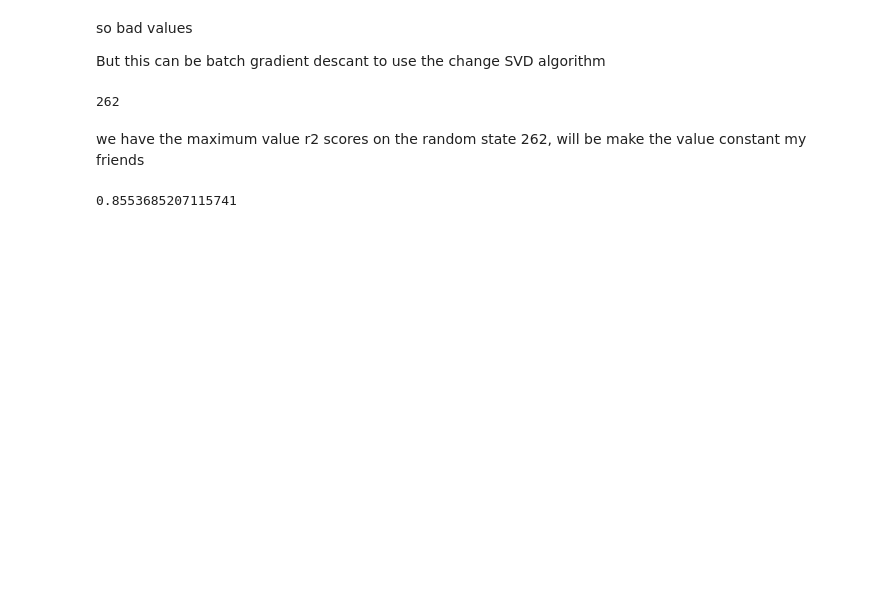
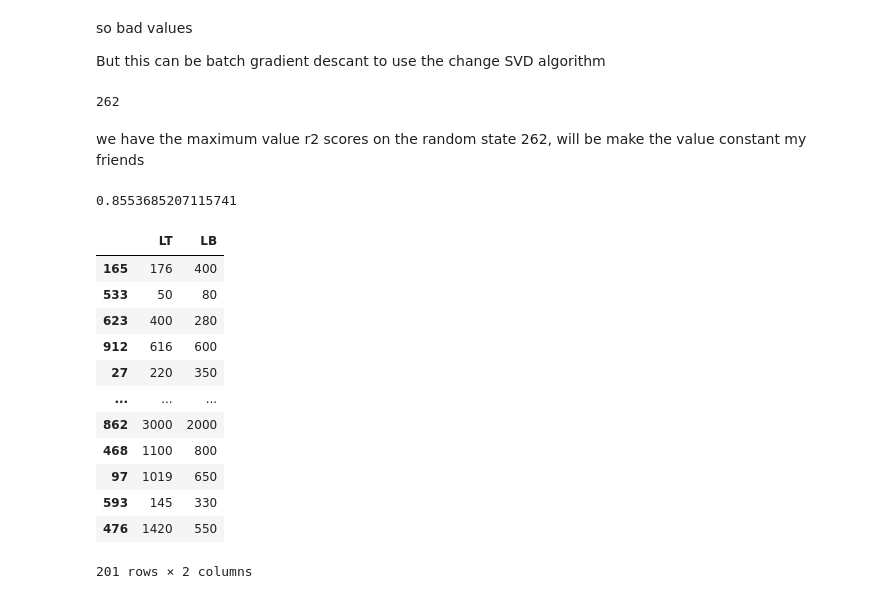
Before and after one commit to TeguhPermana666/Car_Price_Predictor, a Jupyter notebook: Model.ipynb, the cells around one changed output. Saved outputs shown, nothing was run; the diff lists cells and outputs as text; code cells hidden in the pictures; blank space fills up the shorter version.

```diff
--- a/Model.ipynb
+++ b/Model.ipynb
@@ -400,3 +400,19 @@ scores[np.argmax(scores)]
 import pickle
 pickle
 pickle.dump(model,open('LinearRegressionModel.pkl','wb'))
+# %%
+X_test
+# %% [output]
+|  | LT | LB |
+| 165 | 176 | 400 |
+| 533 | 50 | 80 |
+| 623 | 400 | 280 |
+| 912 | 616 | 600 |
+| 27 | 220 | 350 |
+| ... | ... | ... |
+| 862 | 3000 | 2000 |
+| 468 | 1100 | 800 |
+| 97 | 1019 | 650 |
+| 593 | 145 | 330 |
+| 476 | 1420 | 550 |
+201 rows × 2 columns
```
Also changed, not shown: parts of 5 cells of this notebook.
